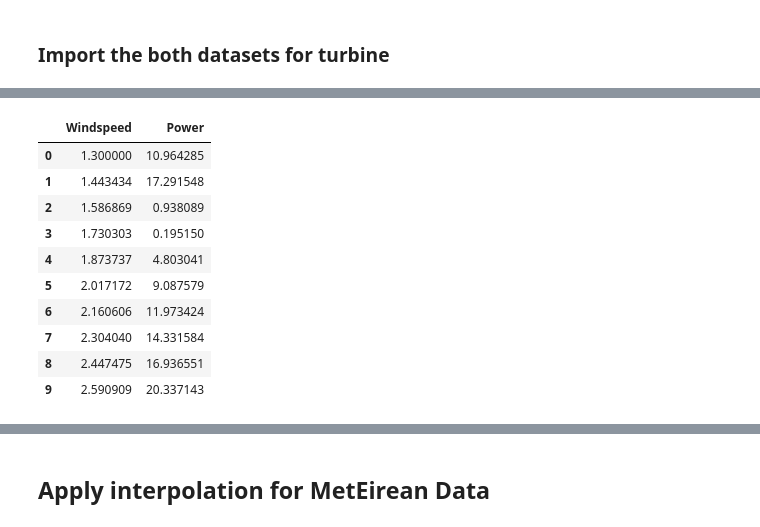
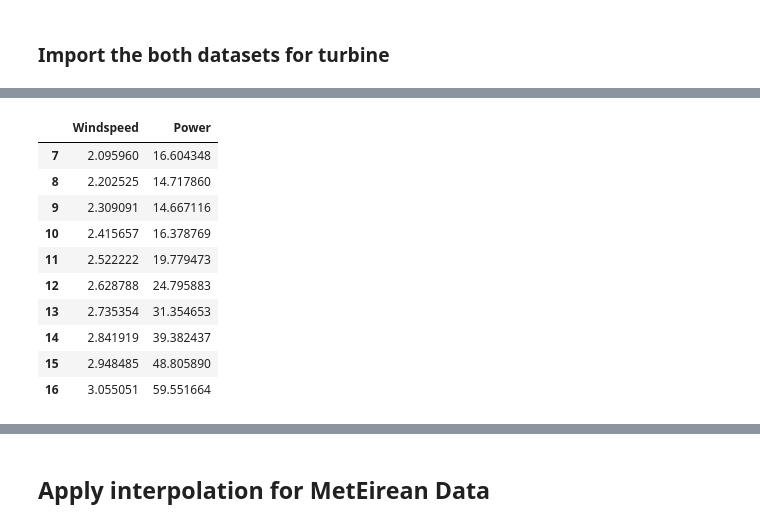
Before and after one commit to iuliaanton/Power_ME-Turbine, a Jupyter notebook: Interpolation.ipynb, the cells around one changed output, grey strips where cells are left out. Drawn from its saved outputs; the diff is of its cells as text; code cells hidden in the pictures.

```diff
--- a/Interpolation.ipynb
+++ b/Interpolation.ipynb
@@ -51,0 +74,6 @@ Turbine - Plant no.1
+# %%
+
+x=dfcalc["Loc/Wec/CalcVwind"].reset_index(drop=True)
+y=dfcalc["Median_power"].reset_index(drop=True)
+wmin, wmax = min(x), max(x)
+pmin, pmax = min(y), max(y)
@@ -62,34 +113,3 @@ def getControlPoints(knots, k):
     return cx
 
 cp = getControlPoints(knots_full, k)
-# %%
-#Turbine 1
-x=df1["wind"].reset_index(drop=True)
-y=df1["Median_power"].reset_index(drop=True)
-wmin, wmax = min(x), max(x)
-pmin, pmax = min(y), max(y)
-# %%
-#Define some control points and set some variables:
-n = len(x)
-plotpoints = 100
-
-#set spline degree and find knot vector:
-k = 4
-
-#Construct uniform knot vector:
-knotspace = range(n)
-knots = si.InterpolatedUnivariateSpline(knotspace, knotspace, k=k).get_knots()
-knots_full = np.concatenate(([knots[0]]*k, knots, [knots[-1]]*k))
-
-#nknot - is the number of knots in the reduced knot vector (one without k repeating values at the endings).
-nknot=5
-
-knot_offset = (wmax - wmin)/(nknot + 1)
-knots = np.linspace(knot_offset, wmax-knot_offset, nknot)
-
-#define the vector of weights w in order to force our further approximations to pass close to the end points of the original data
-wend = 4
-num_points=len(x)
-w = [wend] + [1]*(num_points-2) + [wend]
-# %%
-knots=[1.5,2,3,4,5,6,7,8,9,10,11,12,13]
@@ -109,20 +131,23 @@ yP = lsqspline(xP)
 # %%
 #save interpolated data to a df
 di = pd.DataFrame({'Windspeed': xP,'Power': yP})
 
+#select only values with windspeed greater than 2 m/s
+di=di[di["Windspeed"]>= 2]
+
 di.head(10)
 # %% [output]
 |  | Windspeed | Power |
-| 0 | 1.300000 | 10.964285 |
-| 1 | 1.443434 | 17.291548 |
-| 2 | 1.586869 | 0.938089 |
-| 3 | 1.730303 | 0.195150 |
-| 4 | 1.873737 | 4.803041 |
-| 5 | 2.017172 | 9.087579 |
-| 6 | 2.160606 | 11.973424 |
-| 7 | 2.304040 | 14.331584 |
-| 8 | 2.447475 | 16.936551 |
-| 9 | 2.590909 | 20.337143 |
+| 7 | 2.095960 | 16.604348 |
+| 8 | 2.202525 | 14.717860 |
+| 9 | 2.309091 | 14.667116 |
+| 10 | 2.415657 | 16.378769 |
+| 11 | 2.522222 | 19.779473 |
+| 12 | 2.628788 | 24.795883 |
+| 13 | 2.735354 | 31.354653 |
+| 14 | 2.841919 | 39.382437 |
+| 15 | 2.948485 | 48.805890 |
+| 16 | 3.055051 | 59.551664 |
 # %%
 #To use interactive navigator (zoom/ pan etc.)
 %matplotlib notebook
```
Also changed, not shown: parts of 16 cells of this notebook.
